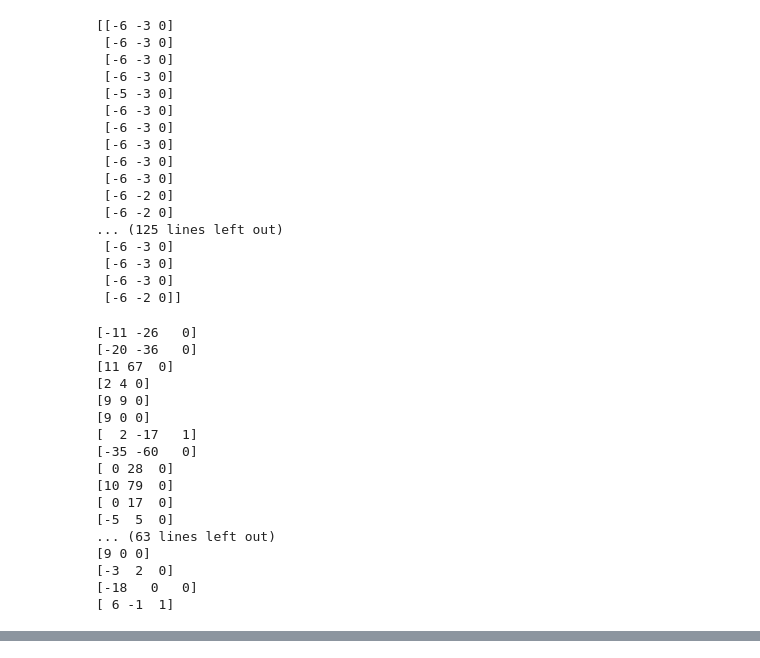
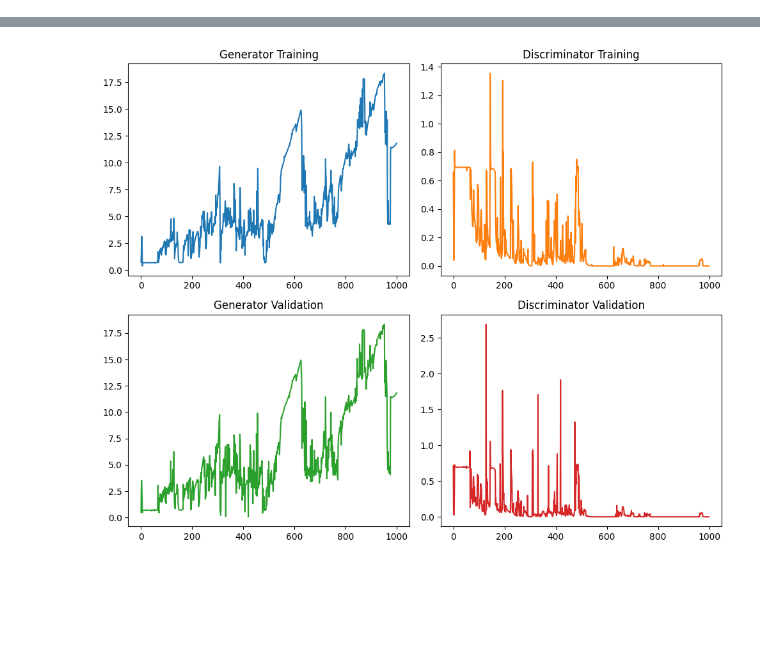
Before and after one commit to ArmanOmmid/CSE291B_HW3, a Jupyter notebook: sheep_market.ipynb, the cells around one changed output, grey strips where cells are left out. Drawn from its saved outputs; the diff is of its cells as text; code cells hidden in the pictures; blank space fills up the shorter version.

```diff
--- a/sheep_market.ipynb
+++ b/sheep_market.ipynb
@@ -62,49 +71,3 @@ LSTMGenerator(
-# %%
-z = torch.normal(torch.zeros(1, 251, H_DIM), 1) # B, H
-gen = generator(z)
-gen = revert(gen, MEAN, STD)
-print(gen)
-
-# draw_strokes(gen)
-# %% [output]
-[[-6 -3 0]
- [-6 -3 0]
- [-6 -3 0]
- [-6 -3 0]
- [-5 -3 0]
- [-6 -3 0]
- [-6 -3 0]
- [-6 -3 0]
- [-6 -3 0]
- [-6 -3 0]
- [-6 -2 0]
- [-6 -2 0]
-... (125 lines left out)
- [-6 -3 0]
- [-6 -3 0]
- [-6 -3 0]
- [-6 -2 0]]
-# %%
-for x in train_raw_data[5]:
-    print(x)
-# %% [output]
-[-11 -26   0]
-[-20 -36   0]
-[11 67  0]
-[2 4 0]
-[9 9 0]
-[9 0 0]
-[  2 -17   1]
-[-35 -60   0]
-[ 0 28  0]
-[10 79  0]
-[ 0 17  0]
-[-5  5  0]
-... (63 lines left out)
-[9 0 0]
-[-3  2  0]
-[-18   0   0]
-[ 6 -1  1]
 # %%
 ITEM = 10
 raw = train_raw_data[ITEM]
@@ -114,7 +77,7 @@ draw_strokes(raw)
 92
 [drawing not drawn]
 # %%
-with open("sheep.txt", "r") as f:
+with open("sheep2.txt", "r") as f:
     text_data = f.read()
 text_data = text_data.replace(" ", ",")
 
@@ -122,3 +85,34 @@ data_array = np.array(eval(text_data))
 draw_strokes(data_array)
 # %% [output]
 [drawing not drawn]
+# %%
+import pickle
+import matplotlib.pyplot as plt
+with open("../results_1000.pkl", "rb") as f:
+    results = pickle.load(f, encoding="bytes")
+
+EPOCHS = 1000
+fig, axs = plt.subplots(2, 2, figsize=(10, 8))
+
+axs[0, 0].plot(np.arange(EPOCHS), results["train_gen_loss"], 'tab:blue')
+axs[0, 0].set_title('Generator Training')
+
+# Second plot
+axs[0, 1].plot(np.arange(EPOCHS), results["train_dis_loss"], 'tab:orange')
+axs[0, 1].set_title('Discriminator Training')
+
+# Third plot
+axs[1, 0].plot(np.arange(EPOCHS), results["val_gen_loss"], 'tab:green')
+axs[1, 0].set_title('Generator Validation')
+
+# Fourth plot
+axs[1, 1].plot(np.arange(EPOCHS), results["val_dis_loss"], 'tab:red')
+axs[1, 1].set_title('Discriminator Validation')
+
+# Adjust layout
+plt.tight_layout()
+
+# Show the plot
+plt.show()
+# %% [output]
+[figure, added]
```
Also changed, not shown: parts of 1 cell of this notebook, 3 other files.
